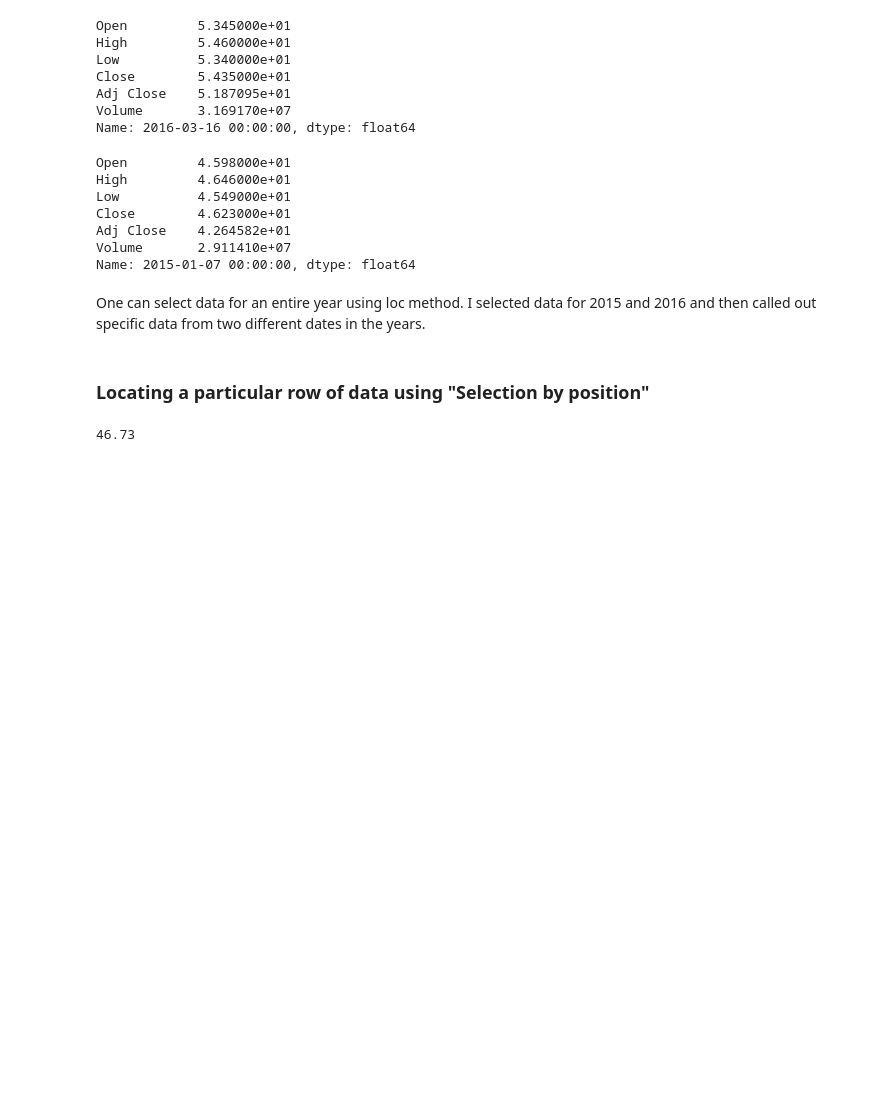
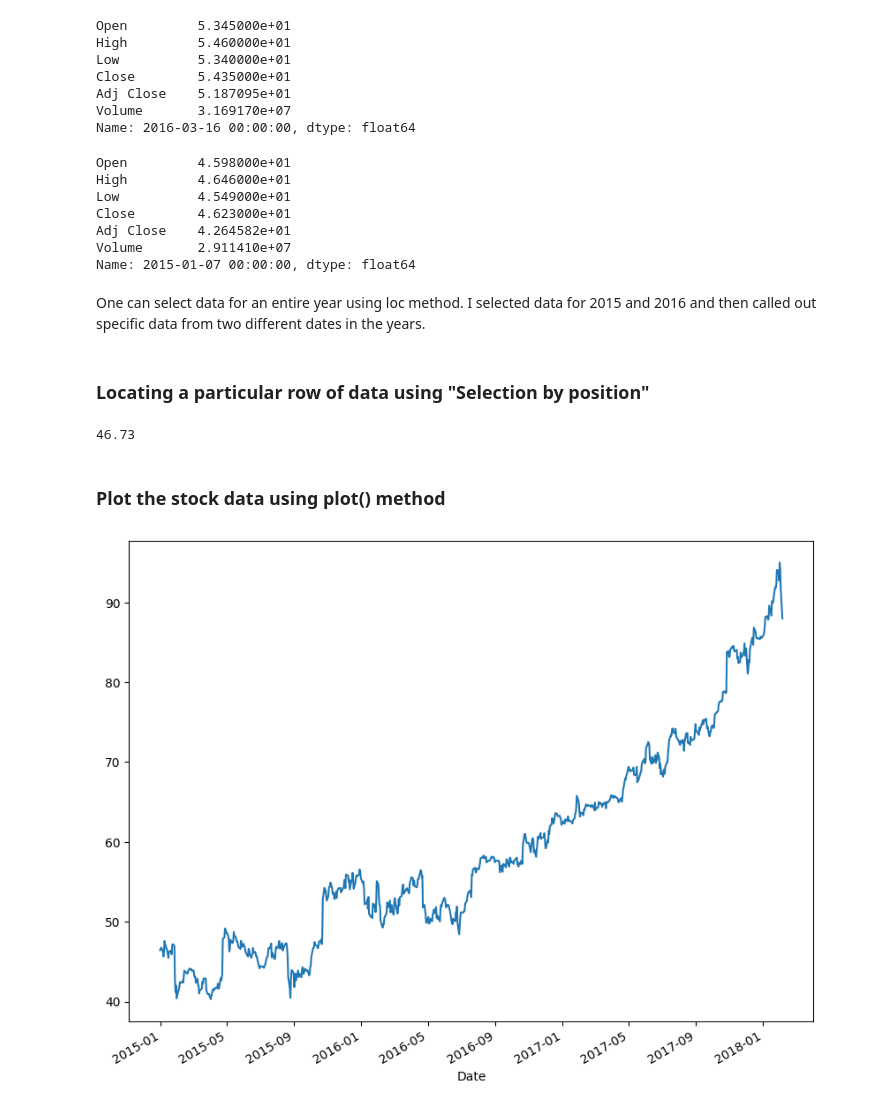
Before and after one commit to CheropS/Visualization-stock-prices, a Jupyter notebook: microsoft.ipynb, the cells around one changed output. Saved outputs shown, nothing was run; the diff lists cells and outputs as text; code cells hidden in the pictures; blank space fills up the shorter version.

Commit message:
displaying ms data on a graph

```diff
--- a/microsoft.ipynb
+++ b/microsoft.ipynb
@@ -85,3 +87,11 @@ One can select data for an entire year using loc method. I selected data for 201
 print(ms.iloc[0, 0])
 # %% [output]
 46.73
+# %% [markdown]
+### Plot the stock data using plot() method
+# %%
+plt.figure(figsize=(10, 8))
+ms['Close'].plot()
+plt.show()
+# %% [output]
+[figure, added]
```
Also changed, not shown: parts of 3 cells of this notebook.
